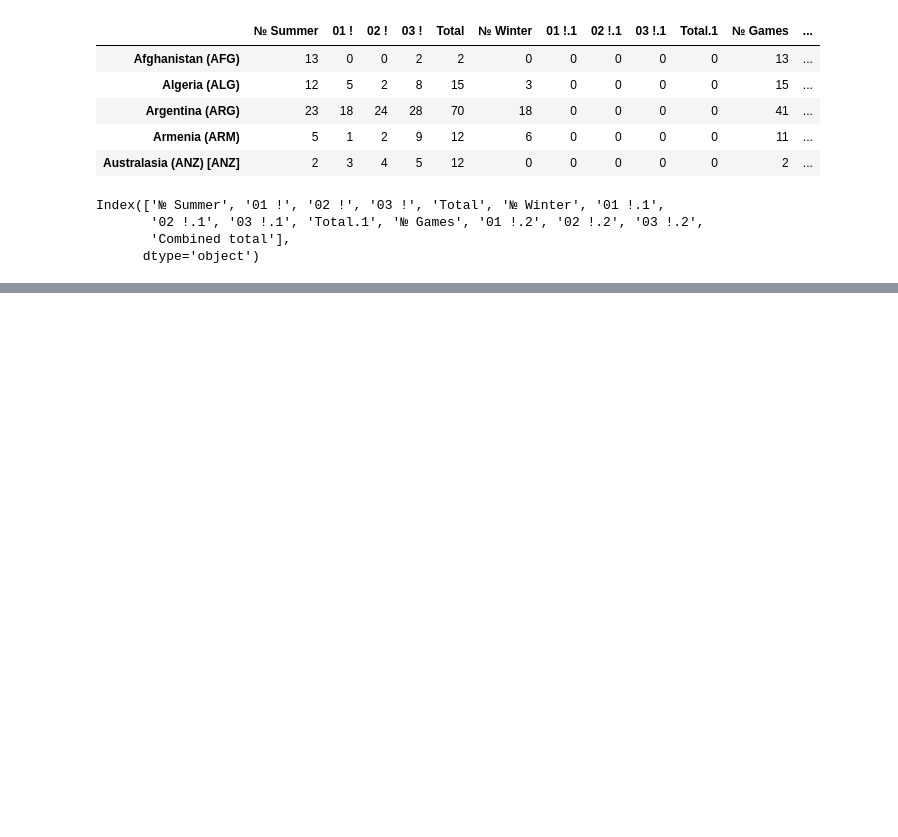
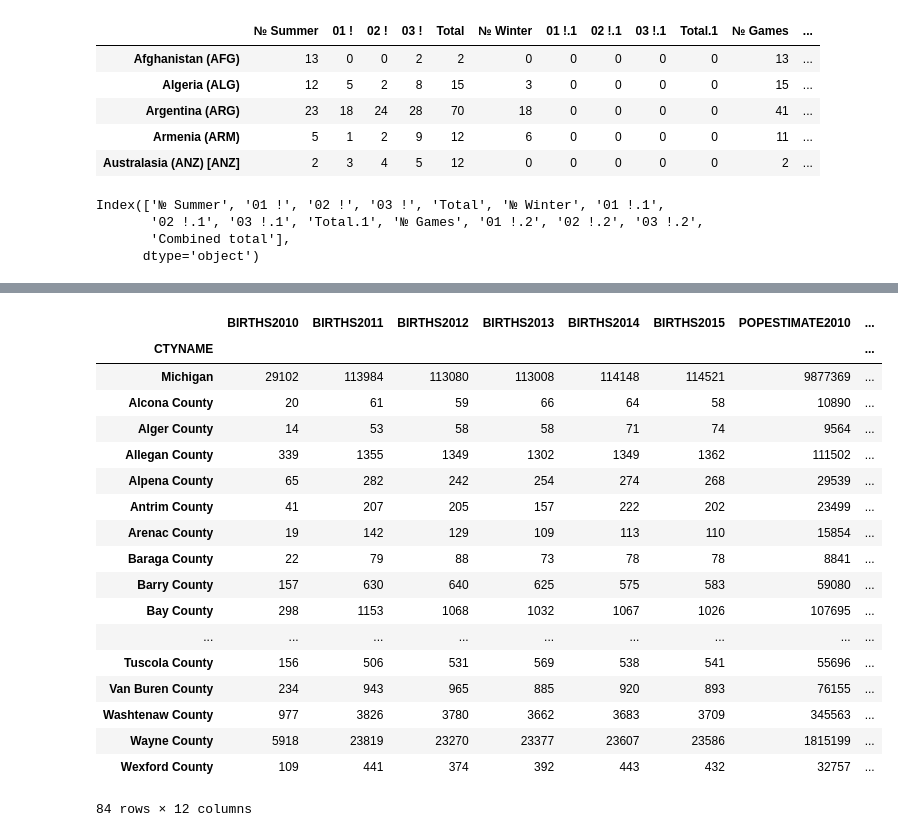
Before and after one commit to johnnyjw/mich-python-data-sci, a Jupyter notebook: week2.ipynb, the cells around one changed output, grey strips where cells are left out. Saved outputs shown, nothing was run; the diff lists cells and outputs as text; code cells hidden in the pictures; blank space fills up the shorter version.

```diff
--- a/week2.ipynb
+++ b/week2.ipynb
@@ -235,0 +331,2 @@ for col in df.columns:
+# %%
+df = pd.read_csv('census.csv')
@@ -235,0 +367,17 @@ for col in df.columns:
+# %%
+columns_to_keep = ['STNAME',
+                   'CTYNAME',
+                   'BIRTHS2010',
+                   'BIRTHS2011',
+                   'BIRTHS2012',
+                   'BIRTHS2013',
+                   'BIRTHS2014',
+                   'BIRTHS2015',
+                   'POPESTIMATE2010',
+                   'POPESTIMATE2011',
+                   'POPESTIMATE2012',
+                   'POPESTIMATE2013',
+                   'POPESTIMATE2014',
+                   'POPESTIMATE2015']
+# %%
+df = df[columns_to_keep]
@@ -235,0 +393,2 @@ for col in df.columns:
+# %%
+df = df.set_index(['STNAME', 'CTYNAME'])
@@ -235,0 +405,22 @@ for col in df.columns:
+# %%
+df.loc['Michigan']
+# %% [output]
+|  | BIRTHS2010 | BIRTHS2011 | BIRTHS2012 | BIRTHS2013 | BIRTHS2014 | BIRTHS2015 | POPESTIMATE2010 | ... |
+| CTYNAME |  |  |  |  |  |  |  | ... |
+| Michigan | 29102 | 113984 | 113080 | 113008 | 114148 | 114521 | 9877369 | ... |
+| Alcona County | 20 | 61 | 59 | 66 | 64 | 58 | 10890 | ... |
+| Alger County | 14 | 53 | 58 | 58 | 71 | 74 | 9564 | ... |
+| Allegan County | 339 | 1355 | 1349 | 1302 | 1349 | 1362 | 111502 | ... |
+| Alpena County | 65 | 282 | 242 | 254 | 274 | 268 | 29539 | ... |
+| Antrim County | 41 | 207 | 205 | 157 | 222 | 202 | 23499 | ... |
+| Arenac County | 19 | 142 | 129 | 109 | 113 | 110 | 15854 | ... |
+| Baraga County | 22 | 79 | 88 | 73 | 78 | 78 | 8841 | ... |
+| Barry County | 157 | 630 | 640 | 625 | 575 | 583 | 59080 | ... |
+| Bay County | 298 | 1153 | 1068 | 1032 | 1067 | 1026 | 107695 | ... |
+| ... | ... | ... | ... | ... | ... | ... | ... | ... |
+| Tuscola County | 156 | 506 | 531 | 569 | 538 | 541 | 55696 | ... |
+| Van Buren County | 234 | 943 | 965 | 885 | 920 | 893 | 76155 | ... |
+| Washtenaw County | 977 | 3826 | 3780 | 3662 | 3683 | 3709 | 345563 | ... |
+| Wayne County | 5918 | 23819 | 23270 | 23377 | 23607 | 23586 | 1815199 | ... |
+| Wexford County | 109 | 441 | 374 | 392 | 443 | 432 | 32757 | ... |
+84 rows × 12 columns
```
Also changed, not shown: parts of 29 cells of this notebook, 5 other files.
